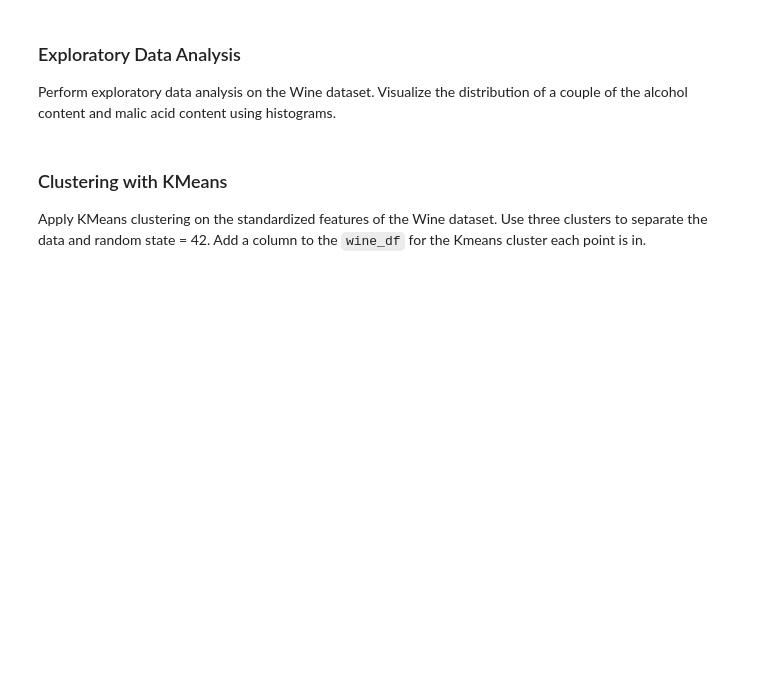
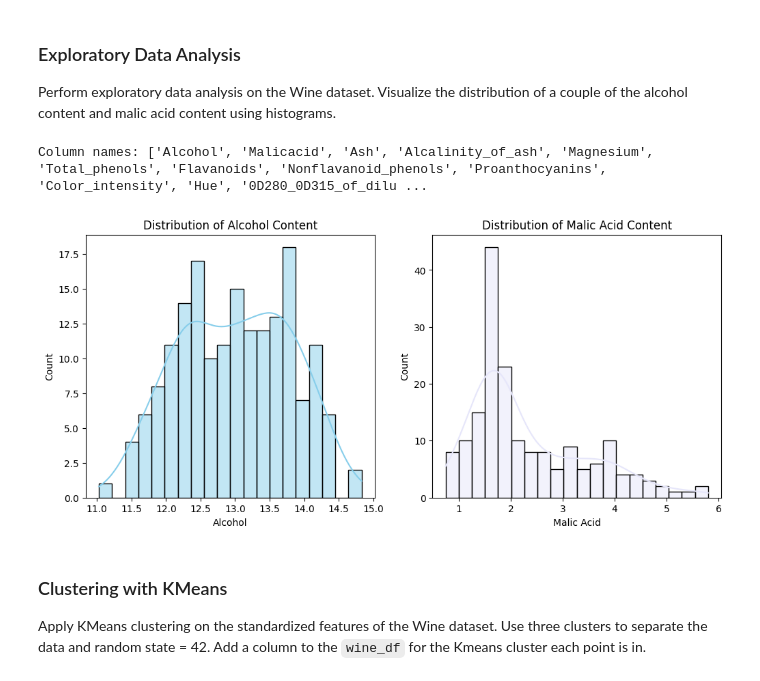
Before and after one commit to yiminy808/BE447-2025-HW-3, a Jupyter notebook: B_clustering_and_dimension_reduction.ipynb, the cells around one changed output. Drawn from its saved outputs; the diff is of its cells as text; code cells hidden in the pictures; blank space fills up the shorter version.

```diff
--- a/B_clustering_and_dimension_reduction.ipynb
+++ b/B_clustering_and_dimension_reduction.ipynb
@@ -6,3 +15,21 @@ In this notebook, we explore the application of dimension reduction techniques o
 # %% [markdown]
 ### Load data set
 Use the `sklearn.datasets.load_wine()` function to load the Wine dataset. Convert it into a pandas DataFrame for easier manipulation and visualization. Add a column to the data frame for the target.
+# %%
+# import data
+# pip install ucimlrepo
+
+from ucimlrepo import fetch_ucirepo
+
+# fetch dataset
+wine = fetch_ucirepo(id=109)
+
+# data (as pandas dataframes)
+X = wine.data.features
+y = wine.data.targets
+
+# metadata
+print(wine.metadata)
+
+# variable information
+print(wine.variables)
@@ -12,6 +56,29 @@ Standardize the features of the Wine dataset using the standard scaler.
 # %% [markdown]
 ### Exploratory Data Analysis
 Perform exploratory data analysis on the Wine dataset. Visualize the distribution of a couple of the alcohol content and malic acid content using histograms.
+# %%
+# checking column names
+print("Column names:", X.columns.tolist())
+# %% [output]
+Column names: ['Alcohol', 'Malicacid', 'Ash', 'Alcalinity_of_ash', 'Magnesium', 'Total_phenols', 'Flavanoids', 'Nonflavanoid_phenols', 'Proanthocyanins', 'Color_intensity', 'Hue', '0D280_0D315_of_dilu ...
+# %%
+
+# plot histograms of Alcohol and Malic acid content
+fig, axes = plt.subplots(1, 2, figsize=(12, 5))
+
+# alcohol content
+sns.histplot(X["Alcohol"], kde=True, bins=20, ax=axes[0], color='skyblue')
+axes[0].set_title("Distribution of Alcohol Content")
+axes[0].set_xlabel("Alcohol")
+
+# malic acid content
+sns.histplot(X["Malicacid"], kde=True, bins=20, ax=axes[1], color='lavender')
+axes[1].set_title("Distribution of Malic Acid Content")
+axes[1].set_xlabel("Malic Acid")
+
+plt.show()
+# %% [output]
+[figure, added]
 # %% [markdown]
 ### Clustering with KMeans
 Apply KMeans clustering on the standardized features of the Wine dataset. Use three clusters to separate the data and random state = 42. Add a column to the `wine_df` for the Kmeans cluster each point is in.
```
Also changed, not shown: parts of 10 cells of this notebook.
